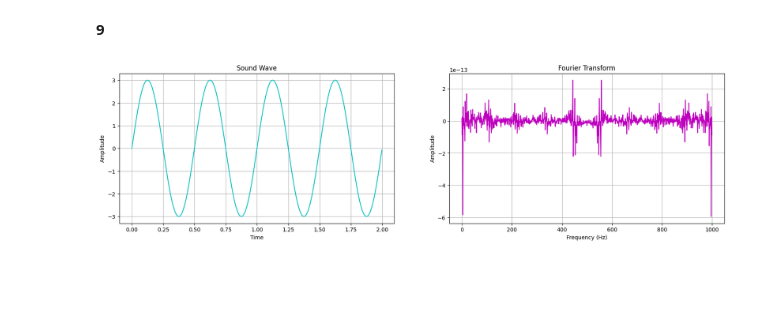
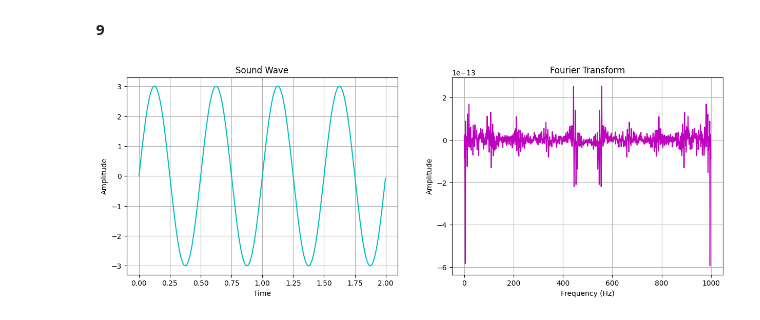
Before and after one commit to SM2A/Machine_Learning_Course_Project, a Jupyter notebook: HW-0/Report.ipynb, the cells around one changed output. Drawn from its saved outputs; the diff is of its cells as text; code cells hidden in the pictures; blank space fills up the shorter version.

Commit message:
Change figure

```diff
--- a/HW-0/Report.ipynb
+++ b/HW-0/Report.ipynb
@@ -365,30 +365,30 @@ Type = <class 'numpy.ndarray'>
 # %%
 from matplotlib import pyplot as plt
 
 import warnings
 
 warnings.filterwarnings('ignore')
 
 x = numpy.arange(0, 2, 1. / 500)
 sound_wave = 3 * numpy.sin(numpy.pi * x * 4)
 wave_fourier_transform = numpy.fft.fft(sound_wave)
 
-plt.figure(figsize=(20, 5))
+plt.figure(figsize=(15, 5))
 
 plt.subplot(1, 2, 1)
 plt.plot(x, sound_wave, color='c')
 plt.title('Sound Wave')
 plt.ylabel('Amplitude')
 plt.xlabel('Time')
 plt.grid()
 
 plt.subplot(1, 2, 2)
 plt.plot(wave_fourier_transform, color='m')
 plt.title('Fourier Transform')
 plt.ylabel('Amplitude')
 plt.xlabel('Frequency (Hz)')
 plt.grid()
 
 plt.show()
 # %% [output]
-[figure, old version]
+[figure, new version]
```
